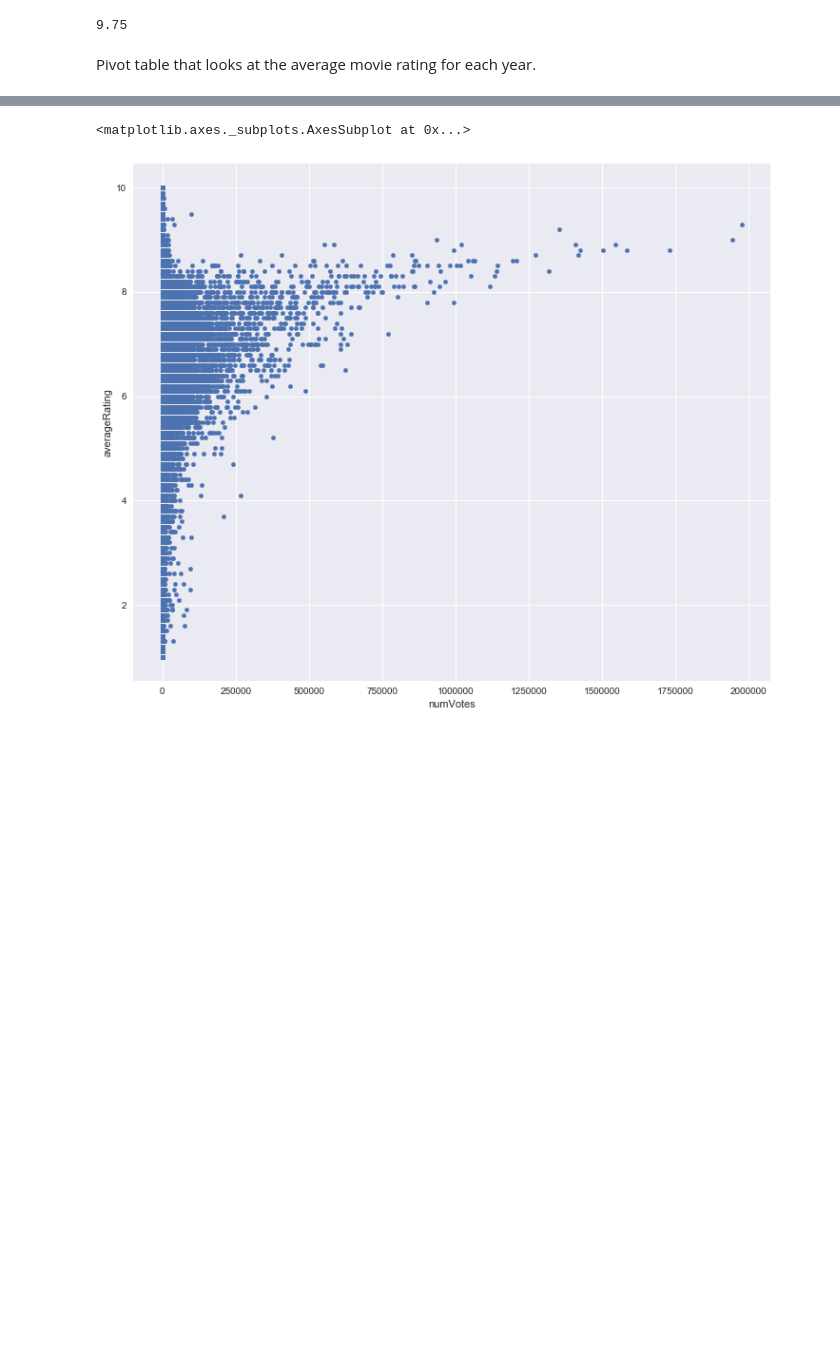
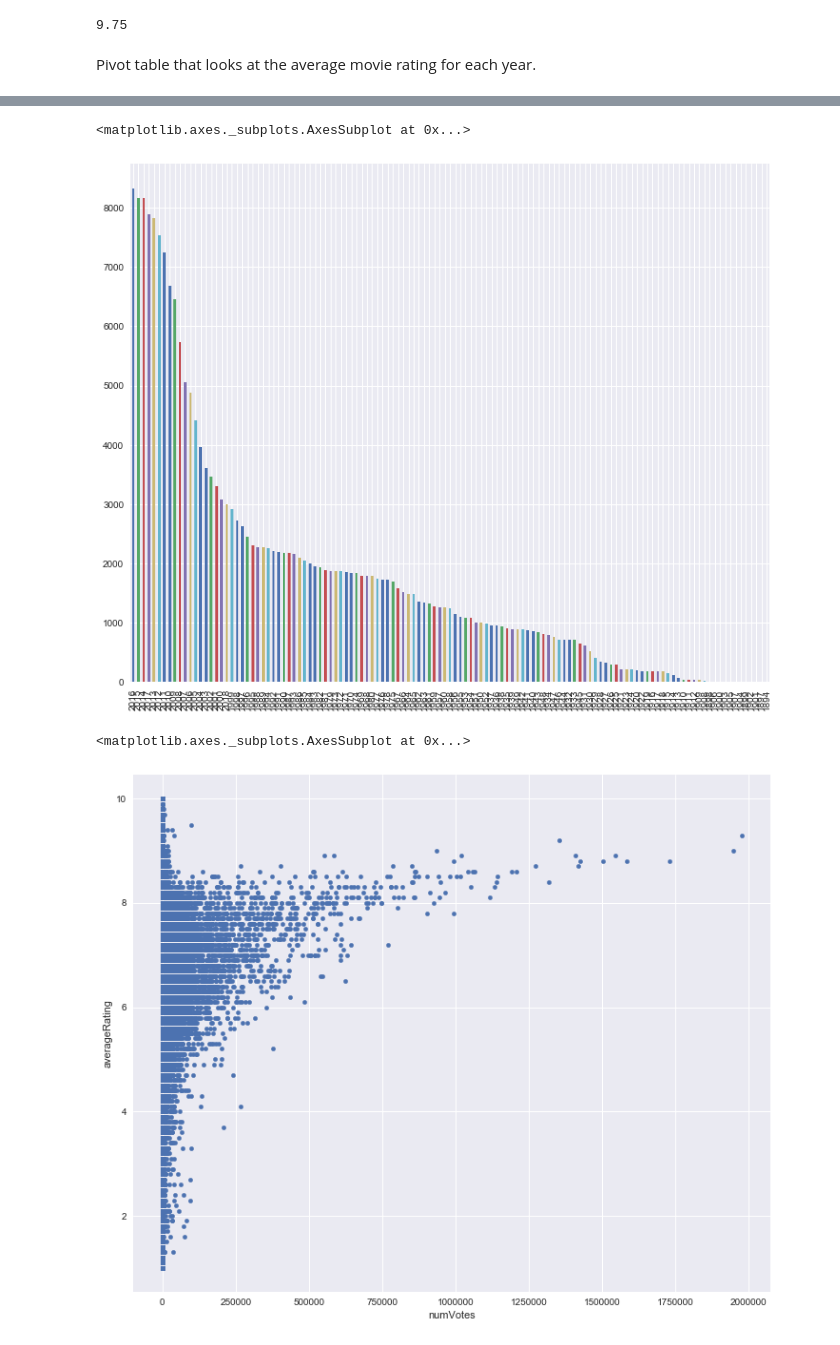
Before and after one commit to dniedermier-cscc/Scrum-Lords-Capstone-2018, a Jupyter notebook: IMDB/Working Notebooks/IMDB_Capstone_CS.ipynb, the cells around one changed output, grey strips where cells are left out. Drawn from its saved outputs; the diff is of its cells as text; code cells hidden in the pictures; blank space fills up the shorter version.

```diff
--- a/IMDB/Working Notebooks/IMDB_Capstone_CS.ipynb
+++ b/IMDB/Working Notebooks/IMDB_Capstone_CS.ipynb
@@ -444,3 +443,11 @@ movie_pivot.plot(kind='line')
+# %%
+# plot the number of movie reviews per year
+movie_pivot = movie_data['startYear'].value_counts()
+
+movie_pivot.plot(kind='bar')
+# %% [output]
+<matplotlib.axes._subplots.AxesSubplot at 0x...>
+[figure, added]
 # %%
 movie_data.plot.scatter(x="numVotes", y="averageRating")
 # %% [output]
```
Also changed, not shown: parts of 30 cells of this notebook, 4 other files.
